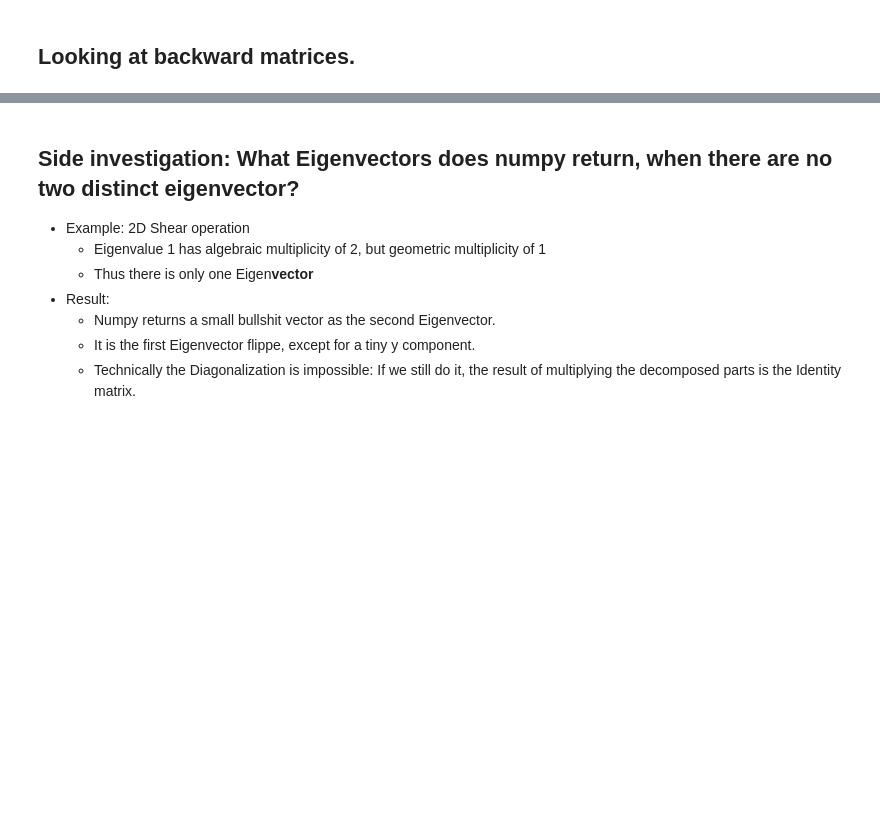
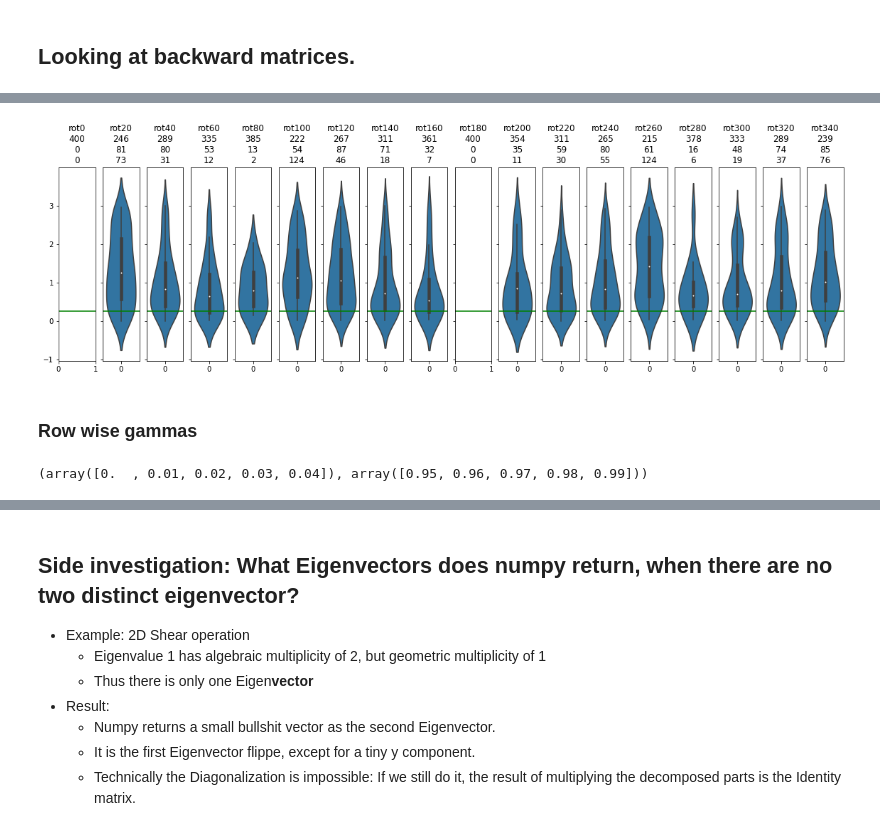
Before and after one commit to johannesmaess/investigation, a Jupyter notebook: gamma-synthetic-matrices.ipynb, the cells around one changed output, grey strips where cells are left out. Saved outputs shown, nothing was run; the diff lists cells and outputs as text; code cells hidden in the pictures; blank space fills up the shorter version.

```diff
--- a/gamma-synthetic-matrices.ipynb
+++ b/gamma-synthetic-matrices.ipynb
@@ -681,0 +798,6 @@ Evecs
+# %%
+peaks = sign_flip_distribution_plot(weights_list, points_list, weights_lbls)
+# %% [output]
+[figure, added]
+# %% [markdown]
+### Row wise gammas
@@ -681,0 +812,5 @@ Evecs
+# %%
+gammas = np.linspace(0, 1, 101)[:-1] # -> [0, 1)
+gammas[:5], gammas[-5:]
+# %% [output]
+(array([0.  , 0.01, 0.02, 0.03, 0.04]), array([0.95, 0.96, 0.97, 0.98, 0.99]))
```
Also changed, not shown: parts of 54 cells of this notebook, 2 other files.
